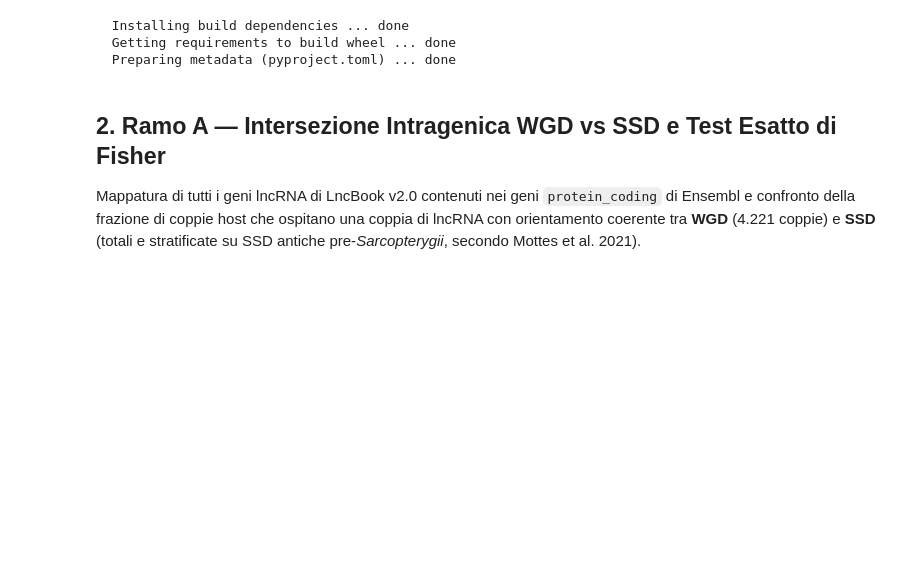
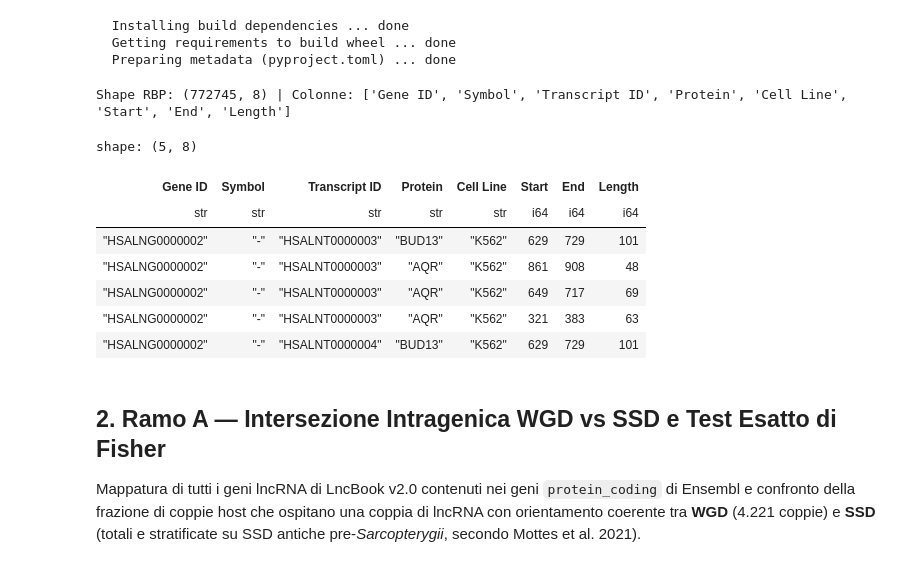
Before and after one commit to ErrPeppe/OhnomiTools, a Jupyter notebook: notebooks/02_wgd_vs_ssd_evolution.ipynb, the cells around one changed output. Drawn from its saved outputs; the diff is of its cells as text; code cells hidden in the pictures; blank space fills up the shorter version.

```diff
--- a/notebooks/02_wgd_vs_ssd_evolution.ipynb
+++ b/notebooks/02_wgd_vs_ssd_evolution.ipynb
@@ -39,6 +39,21 @@ PATHS = setup_colab(update=True, show_status=False)
   Installing build dependencies ... done
   Getting requirements to build wheel ... done
   Preparing metadata (pyproject.toml) ... done
+# %%
+import polars as pl
+df_rbp = pl.read_parquet(PATHS.silver_lncbook_rbp_int)
+print("Shape RBP:", df_rbp.shape, "| Colonne:", df_rbp.columns)
+display(df_rbp.head(5))
+# %% [output]
+Shape RBP: (772745, 8) | Colonne: ['Gene ID', 'Symbol', 'Transcript ID', 'Protein', 'Cell Line', 'Start', 'End', 'Length']
+shape: (5, 8)
+| Gene ID | Symbol | Transcript ID | Protein | Cell Line | Start | End | Length |
+| str | str | str | str | str | i64 | i64 | i64 |
+| "HSALNG0000002" | "-" | "HSALNT0000003" | "BUD13" | "K562" | 629 | 729 | 101 |
+| "HSALNG0000002" | "-" | "HSALNT0000003" | "AQR" | "K562" | 861 | 908 | 48 |
+| "HSALNG0000002" | "-" | "HSALNT0000003" | "AQR" | "K562" | 649 | 717 | 69 |
+| "HSALNG0000002" | "-" | "HSALNT0000003" | "AQR" | "K562" | 321 | 383 | 63 |
+| "HSALNG0000002" | "-" | "HSALNT0000004" | "BUD13" | "K562" | 629 | 729 | 101 |
 # %% [markdown]
 ## 2. Ramo A — Intersezione Intragenica WGD vs SSD e Test Esatto di Fisher
 Mappatura di tutti i geni lncRNA di LncBook v2.0 contenuti nei geni `protein_coding` di Ensembl e confronto della frazione di coppie host che ospitano una coppia di lncRNA con orientamento coerente tra **WGD** (4.221 coppie) e **SSD** (totali e stratificate su SSD antiche pre-*Sarcopterygii*, secondo Mottes et al. 2021).
```
Also changed, not shown: parts of 2 cells of this notebook.
